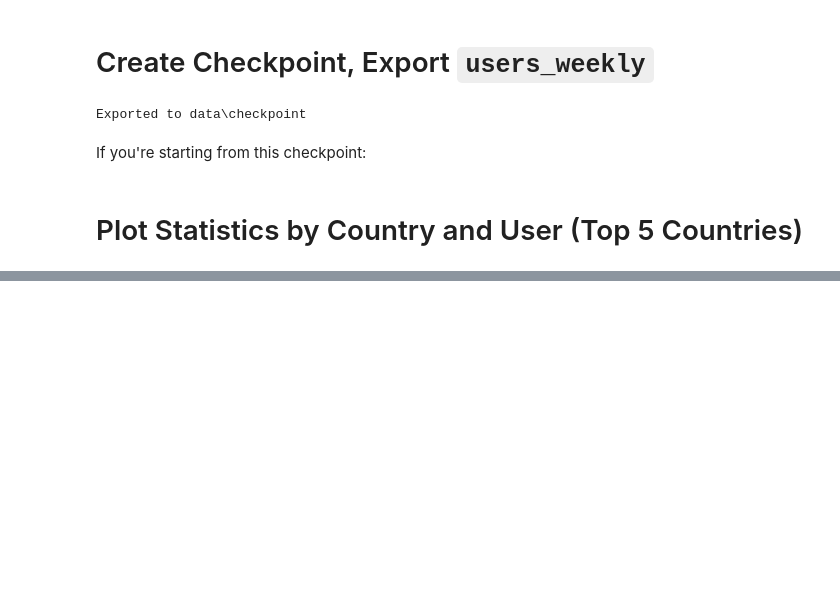
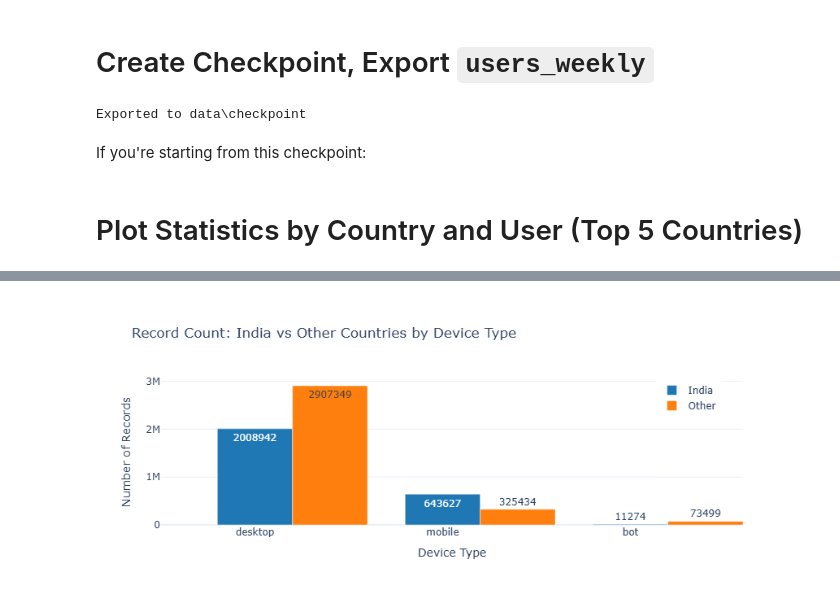
Before and after one commit to pw598/Articles, a Jupyter notebook: MongoDB-II-Aggregation-Pipelines.ipynb, the cells around one changed output, grey strips where cells are left out. Saved outputs shown, nothing was run; the diff lists cells and outputs as text; code cells hidden in the pictures; blank space fills up the shorter version.

```diff
--- a/MongoDB-II-Aggregation-Pipelines.ipynb
+++ b/MongoDB-II-Aggregation-Pipelines.ipynb
@@ -917,0 +918,78 @@ fig.show()
+# %%
+collection = db["clicks"]
+
+# Aggregate data
+pipeline = [
+    {"$match": {
+        "user.Country": {"$ne": None, "$ne": "", "$exists": True},
+        "device_type": {"$in": ["desktop", "mobile", "bot"]}
+    }},
+    {"$group": {
+        "_id": {
+            "device": "$device_type",
+            "category": {"$cond": [{"$eq": ["$user.Country", "India"]}, "India", "Other"]}
+        },
+        "count": {"$sum": 1}
+    }}
+]
+data = list(collection.aggregate(pipeline))
+
+# Process data
+device_types = ["desktop", "mobile", "bot"]
+plot_data = {device: {"India": 0, "Other": 0} for device in device_types}
+
+for item in data:
+    device = item["_id"]["device"]
+    category = item["_id"]["category"]
+    count = item["count"]
+    plot_data[device][category] = count
+
+# Prepare bar plot data
+india_counts = [plot_data[device]["India"] for device in device_types]
+other_counts = [plot_data[device]["Other"] for device in device_types]
+x_positions = [0, 1, 2]
+
+# Create bar plot
+fig = go.Figure(data=[
+    go.Bar(
+        x=x_positions,
+        y=india_counts,
+        name="India",
+        text=india_counts,
+        textposition="auto",
+        marker_color="#1f77b4",
+        offset=-0.2,
+        width=0.4
+    ),
+    go.Bar(
+        x=x_positions,
+        y=other_counts,
+        name="Other",
+        text=other_counts,
+        textposition="auto",
+        marker_color="#ff7f0e",
+        offset=0.2,
+        width=0.4
+    )
+])
+
+# Update layout
+fig.update_layout(
+    title="Record Count: India vs Other Countries by Device Type",
+    xaxis=dict(
+        title="Device Type",
+        tickvals=x_positions,
+        ticktext=device_types
+    ),
+    yaxis_title="Number of Records",
+    barmode="group",
+    template="plotly_white",
+    height=500,
+    legend=dict(x=0.85, y=1.0)
+)
+
+# Save and show
+fig.write_html("india_vs_other_by_device_bar.html")
+fig.show()
+# %% [output]
+[figure, added]
```
Also changed, not shown: parts of 3 cells of this notebook, 1 other file.
